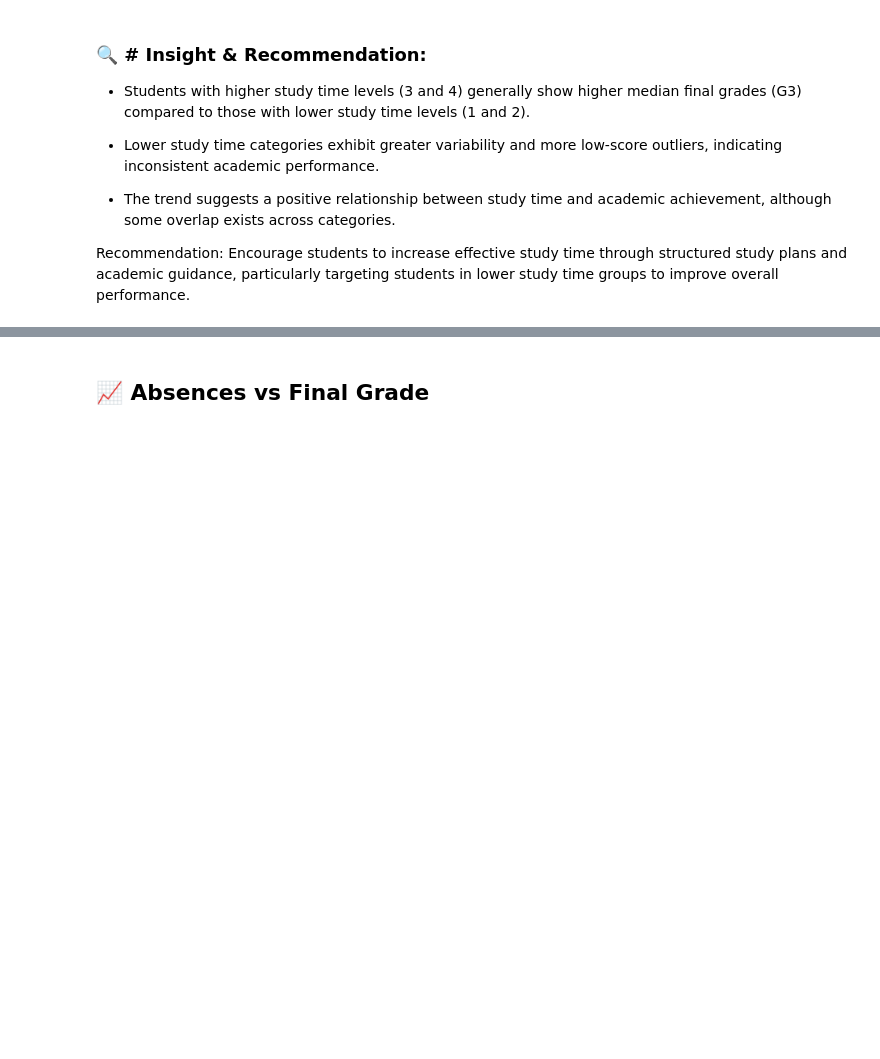
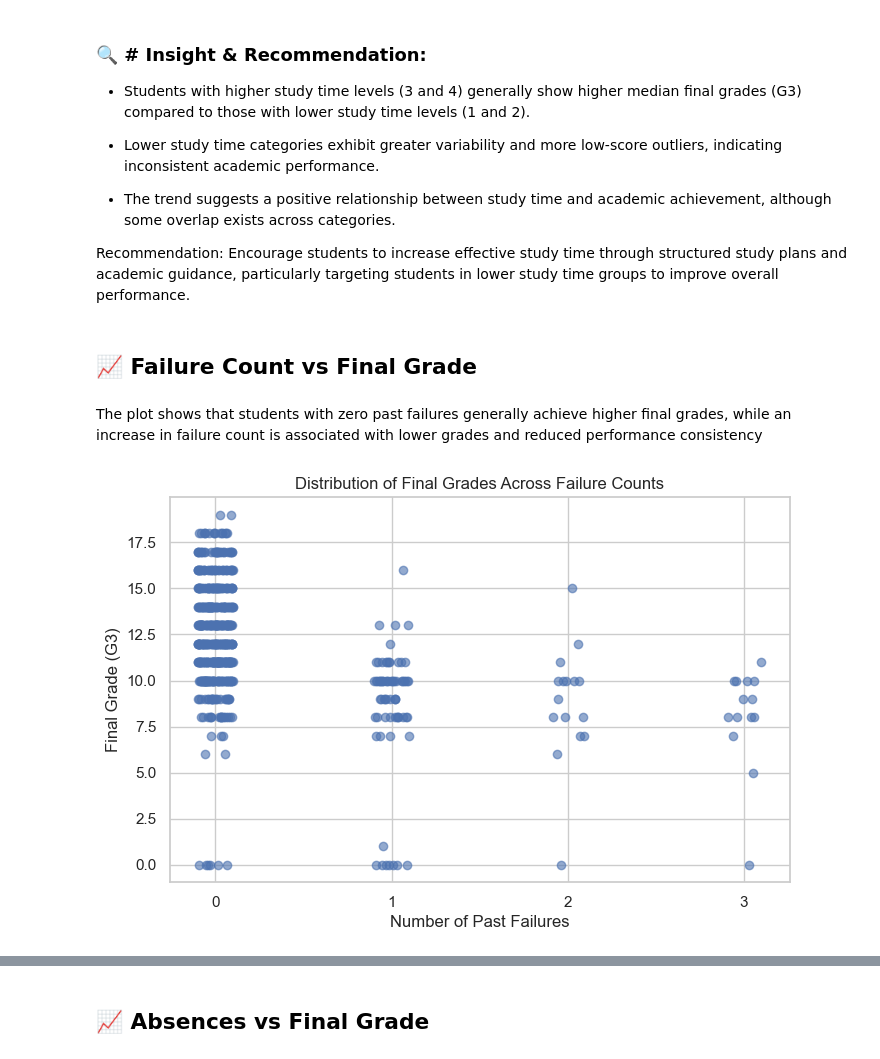
Before and after one commit to anton2423865/Analysis-of-Factors-Affecting-Student-Academic-Performance, a Jupyter notebook: NOTEBOOKS/03_Exploratory Data Analysis (EDA) _and _Visualization.ipynb, the cells around one changed output, grey strips where cells are left out. Saved outputs shown, nothing was run; the diff lists cells and outputs as text; code cells hidden in the pictures; blank space fills up the shorter version.

```diff
--- a/NOTEBOOKS/03_Exploratory Data Analysis (EDA) _and _Visualization.ipynb
+++ b/NOTEBOOKS/03_Exploratory Data Analysis (EDA) _and _Visualization.ipynb
@@ -96,7 +96,7 @@ sns.set(style="whitegrid")
 
 # Display setting for Visualization
 sns.set_context("notebook")
-df = pd.read_csv(r"C:\Users\anton\Downloads\archive\Student_Performance_Cleaned.csv")
+df = pd.read_csv(r"C:\Users\anton\Downloads\Analysis of Factors Affecting Student Academic Performance\DATA\Student_Performance_Cleaned.csv")
 # %% [markdown]
 ## 📈 **Distribution of Final Grades (Univariate Analysis)**
 # %% [markdown]
@@ -229,3 +229,24 @@ plt.show()
 
 
 Recommendation: Encourage students to increase effective study time through structured study plans and academic guidance, particularly targeting students in lower study time groups to improve overall performance.
+# %% [markdown]
+## 📈 **Failure Count vs Final Grade**
+# %% [markdown]
+The plot shows that students with zero past failures generally achieve higher final grades, while an increase in failure count is associated with lower grades and reduced performance consistency
+# %%
+import matplotlib.pyplot as plt
+import numpy as np
+
+# Add jitter for better visibility
+x = df['failures'] + np.random.uniform(-0.1, 0.1, size=len(df))
+
+plt.figure(figsize=(8, 5))
+plt.scatter(x, df['G3'], alpha=0.6)
+
+plt.xlabel("Number of Past Failures")
+plt.ylabel("Final Grade (G3)")
+plt.title("Distribution of Final Grades Across Failure Counts")
+plt.xticks(sorted(df['failures'].unique()))
+plt.show()
+# %% [output]
+[figure, added]
```
Also changed, not shown: parts of 1 cell of this notebook.
